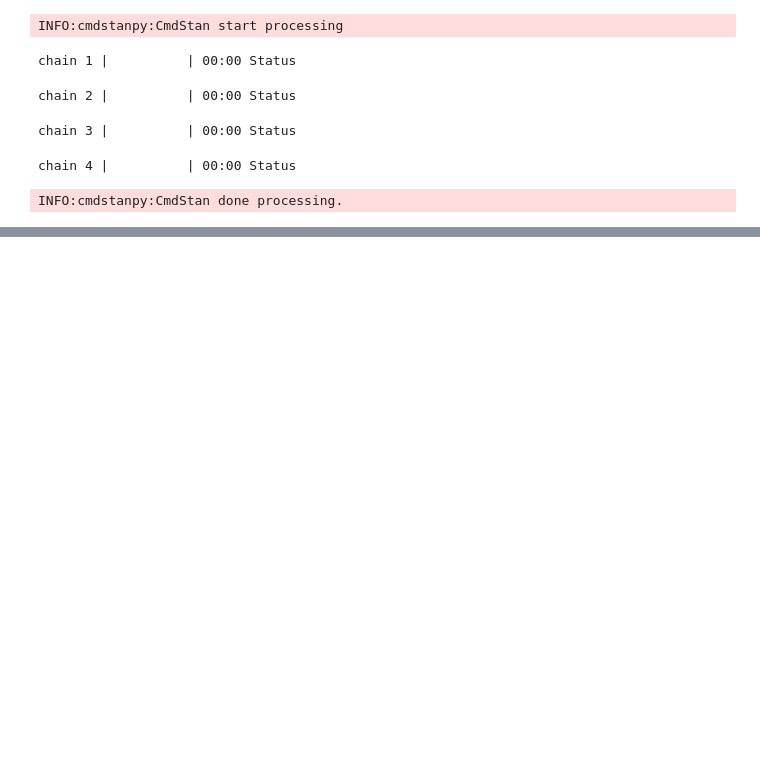
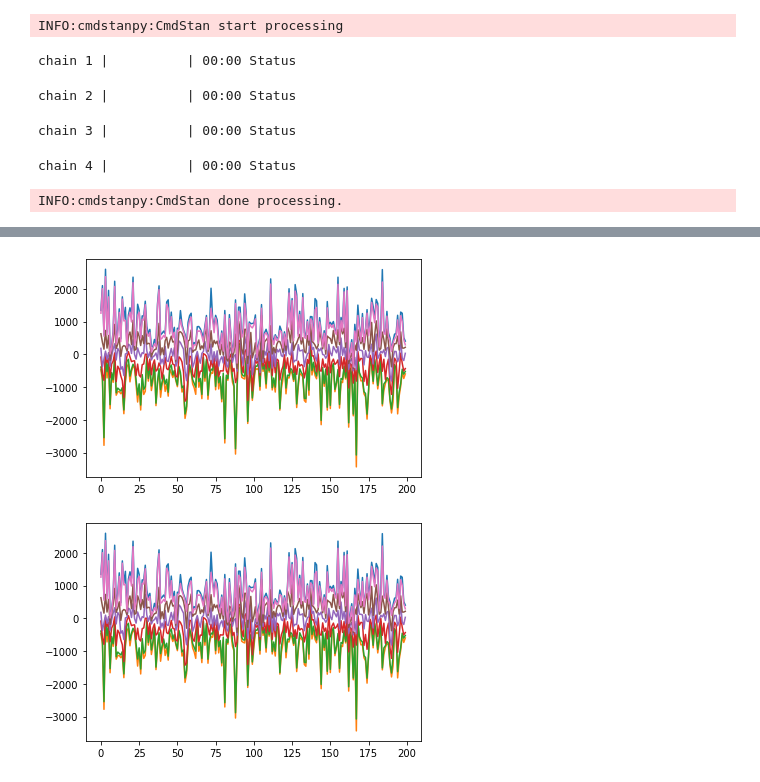
Before and after one commit to Katarzyna-W/DataAnalytics, a Jupyter notebook: Lab4/lab4.ipynb, the cells around one changed output, grey strips where cells are left out. Drawn from its saved outputs; the diff is of its cells as text; code cells hidden in the pictures; blank space fills up the shorter version.

```diff
--- a/Lab4/lab4.ipynb
+++ b/Lab4/lab4.ipynb
@@ -246,3 +327,58 @@ print(fit_unf.diagnose())
+# %%
+#quantiles
+
+maximum = []
+minimum = []
+q05=[]
+q25=[]
+q50=[]
+q75=[]
+q95=[]
+quantiles=[q05,q25,q50,q75,q95]
+quantile_levels=[0.05, 0.25, 0.5, 0.75, 0.95]
+
+beta = fit_unf.stan_variable(var='beta')
+for elem in range(beta.shape[-1]):
+    temp_arr = beta[:, elem]
+    maximum.append(np.max(temp_arr))
+    minimum.append(np.min(temp_arr))
+    for quantile, level in zip(quantiles, quantile_levels):
+        quantile.append(np.quantile(temp_arr, level))
+plt.plot(maximum)
+plt.plot(minimum)
+for q in quantiles:
+    plt.plot(q)
+plt.show()
+
+
+#residues
+
+residuals = beta - data_for_inference['X'][:,0]
+
+maximum = []
+minimum = []
+q05=[]
+q25=[]
+q50=[]
+q75=[]
+q95=[]
+quantiles=[q05,q25,q50,q75,q95]
+quantile_levels=[0.05, 0.25, 0.5, 0.75, 0.95]
+
+for elem in range(residuals.shape[-1]):
+    temp_arr = residuals[:, elem]
+    maximum.append(np.max(temp_arr))
+    minimum.append(np.min(temp_arr))
+    for quantile, level in zip(quantiles, quantile_levels):
+        quantile.append(np.quantile(temp_arr, level))
+plt.plot(maximum)
+plt.plot(minimum)
+for q in quantiles:
+    plt.plot(q)
+plt.show()
+# %% [output]
+[figure, added]
+[figure, added]
 # %%
 model_reg = CmdStanModel(stan_file = 'model2.stan')
 fit_reg = model_reg.sample(data=data_for_inference,seed=seed)
```
Also changed, not shown: parts of 8 cells of this notebook, 9 other files.
